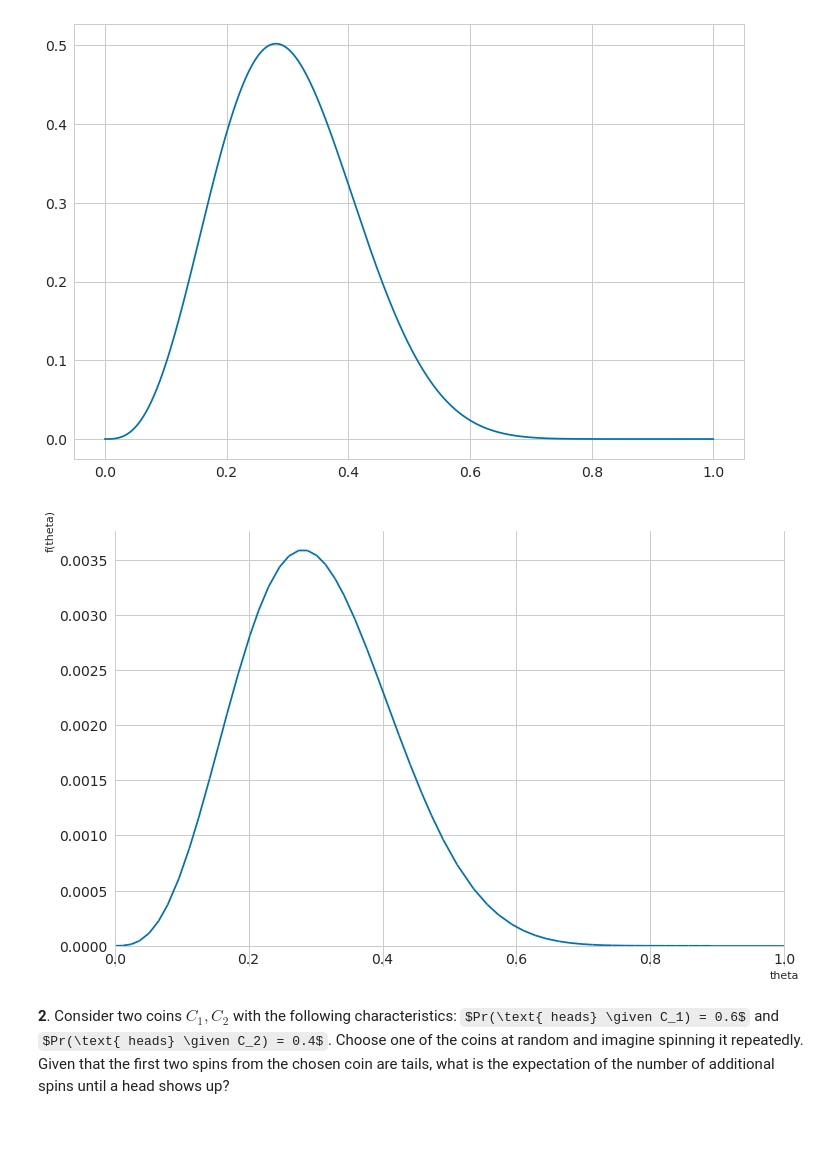
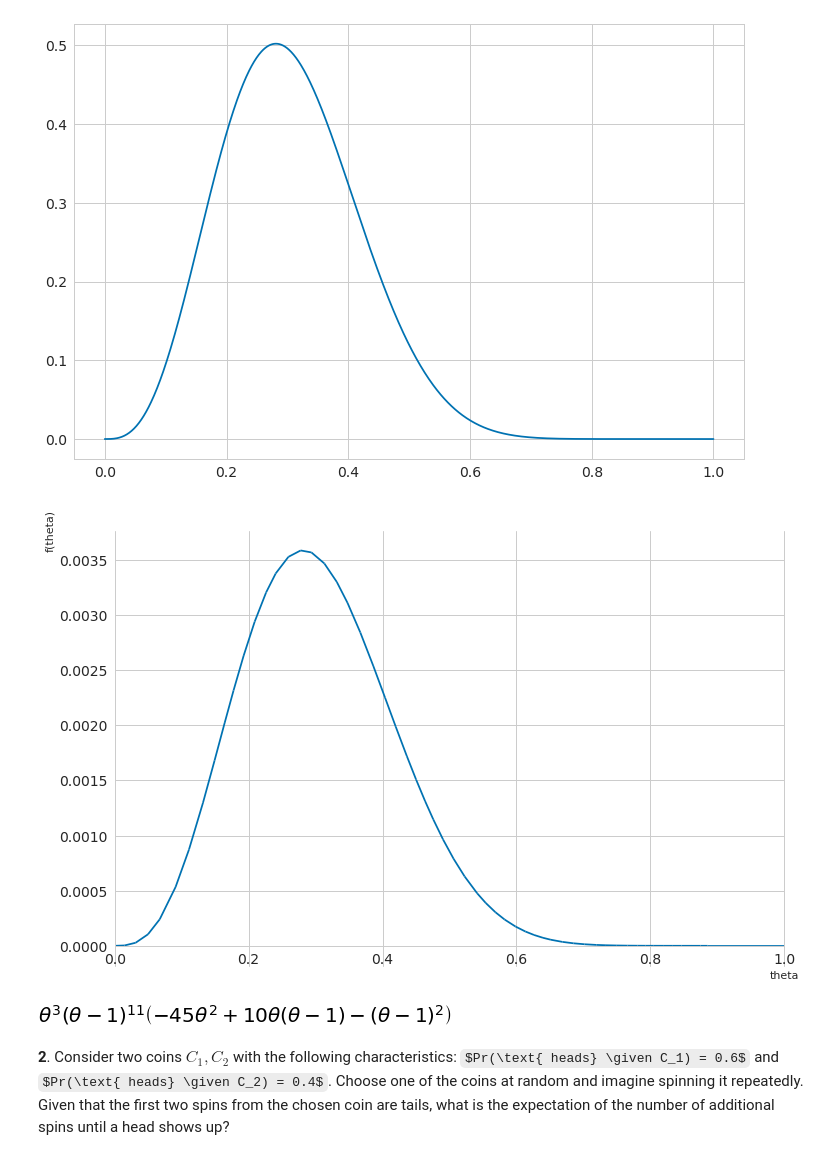
Before and after one commit to jbandlow/notebooks, a Jupyter notebook: BDA Exercises - Chapter 2.ipynb, the cells around one changed output. Saved outputs shown, nothing was run; the diff lists cells and outputs as text; code cells hidden in the pictures; some formulas as TeX source; blank space fills up the shorter version.

```diff
--- a/BDA Exercises - Chapter 2.ipynb
+++ b/BDA Exercises - Chapter 2.ipynb
@@ -38,14 +38,16 @@ plt.plot(x, y);
 # %%
 # Simplify the bottom expression, and plot it instead. As expected, the graph is the same
 # up to the scaling of the y-axis.
 import sympy as sy
 sy.init_printing(use_unicode=True, wrap_line=False, no_global=True)
 theta = sy.abc.theta
 simp = (sum(sy.Integer(binom(10, k)) * theta**k * (1-theta)**(10 - k) for k in range(3)) *
             (theta**3 * (1 - theta)**3))
 sy.plot(simp, (theta, 0, 1));
+simp.simplify()
 # %% [output]
 [figure]
+[figure, added]
 # %% [markdown]
 **2**. Consider two coins $C_1, C_2$ with the following characteristics: $Pr(\text{ heads} \given C_1) = 0.6$ and
 $Pr(\text{ heads} \given C_2) = 0.4$. Choose one of the coins at random and imagine spinning it repeatedly. Given that the first two spins from the chosen coin are tails, what is the expectation of the number of additional spins until a head shows up?
```
Also changed, not shown: parts of 31 cells of this notebook, 2 other files.
